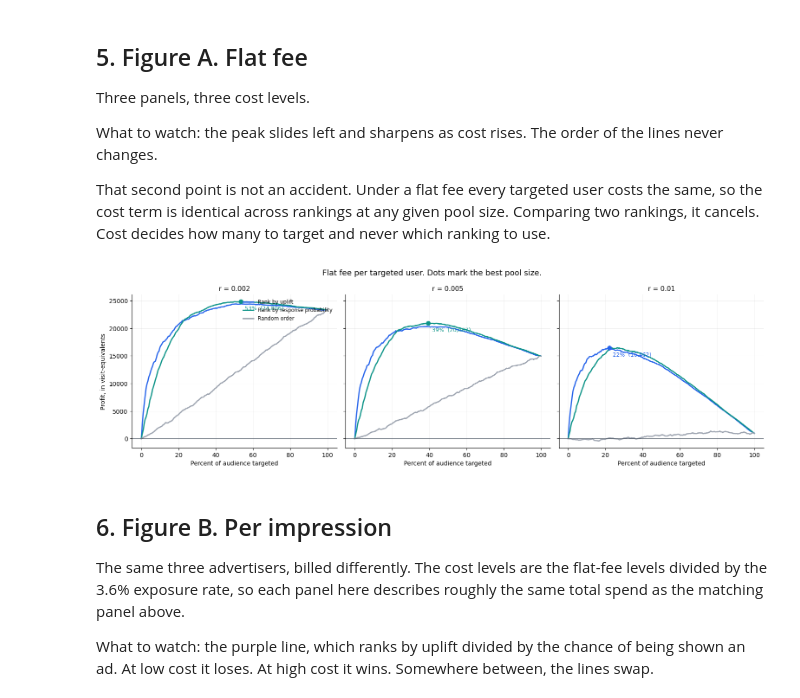
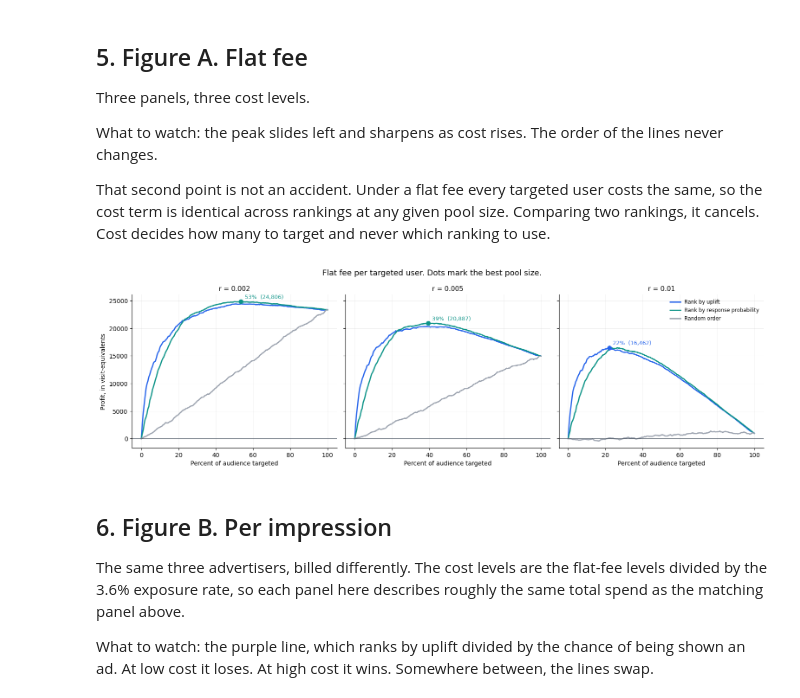
Before and after one commit to jonathan-tobing/uplift-targeting-policy, a Jupyter notebook: Code/03_targeting_policy.ipynb, the cells around one changed output. Saved outputs shown, nothing was run; the diff lists cells and outputs as text; code cells hidden in the pictures.

```diff
--- a/Code/03_targeting_policy.ipynb
+++ b/Code/03_targeting_policy.ipynb
@@ -735,36 +735,36 @@ def plot_profit_panels(levels, profit_function, names, title,
 
         axis.scatter([peak_x], [peak_y], color=COLOURS[best_name],
                      s=45, zorder=5)
         axis.annotate(
             f"{peak_x:.0f}%  ({peak_y:,.0f})",
             (peak_x, peak_y),
             textcoords="offset points",
-            xytext=(6, -14),
+            xytext=(6, 5),
             fontsize=9,
             color=COLOURS[best_name],
         )
 
         axis.axhline(0, color="#4b5563", lw=0.8)
         axis.spines[["top", "right"]].set_visible(False)
         axis.grid(alpha=0.25, lw=0.6)
         axis.set_xlabel("Percent of audience targeted")
         axis.set_title(f"{cost_label} = {r}", fontsize=11)
 
     np.atleast_1d(axes)[0].set_ylabel("Profit, in visit-equivalents")
-    np.atleast_1d(axes)[0].legend(fontsize=8.5, frameon=False,
+    np.atleast_1d(axes)[2].legend(fontsize=8.5, frameon=False,
                                   loc="upper right")
     figure.suptitle(title, fontsize=13)
     figure.tight_layout()
     return figure
 
 
 figure_a = plot_profit_panels(
     R_FLAT_LEVELS, profit_flat, FLAT_SET,
     "Flat fee per targeted user. Dots mark the best pool size.",
     "r")
 plt.show()
 # %% [output]
-[figure, old version]
+[figure, new version]
 # %% [markdown]
 ## 6. Figure B. Per impression
 
```
Also changed, not shown: parts of 4 cells of this notebook, 5 other files.
